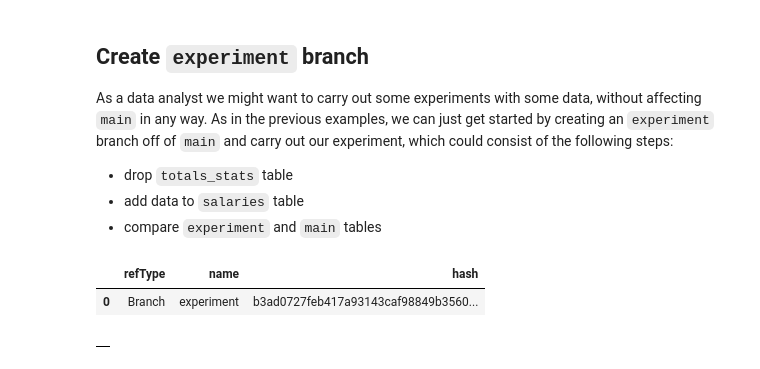
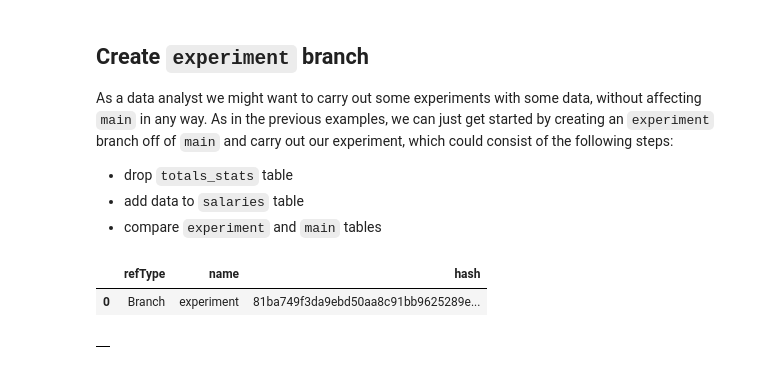
Before and after one commit to projectnessie/nessie-demos, a Jupyter notebook: notebooks/nessie-iceberg-demo-nba.ipynb, the cells around one changed output. Drawn from its saved outputs; the diff is of its cells as text; code cells hidden in the pictures.

```diff
--- a/notebooks/nessie-iceberg-demo-nba.ipynb
+++ b/notebooks/nessie-iceberg-demo-nba.ipynb
@@ -352,11 +349,11 @@ and carry out our experiment, which could consist of the following steps:
 - add data to `salaries` table
 - compare `experiment` and `main` tables
 # %%
-spark.sql("CREATE BRANCH experiment IN dev_catalog AS main").toPandas()
+spark.sql("CREATE BRANCH experiment IN dev_catalog FROM main").toPandas()
 spark.sql("USE REFERENCE experiment IN dev_catalog").toPandas()
 # %% [output]
 |  | refType | name | hash |
-| 0 | Branch | experiment | b3ad0727feb417a93143caf98849b3560... |
+| 0 | Branch | experiment | 81ba749f3da9ebd50aa8c91bb9625289e... |
 # %%
 # Drop the `totals_stats` table on the `experiment` branch
 spark.sql("DROP TABLE dev_catalog.nba.totals_stats").toPandas()
```
Also changed, not shown: parts of 19 cells of this notebook, 11 other files.
